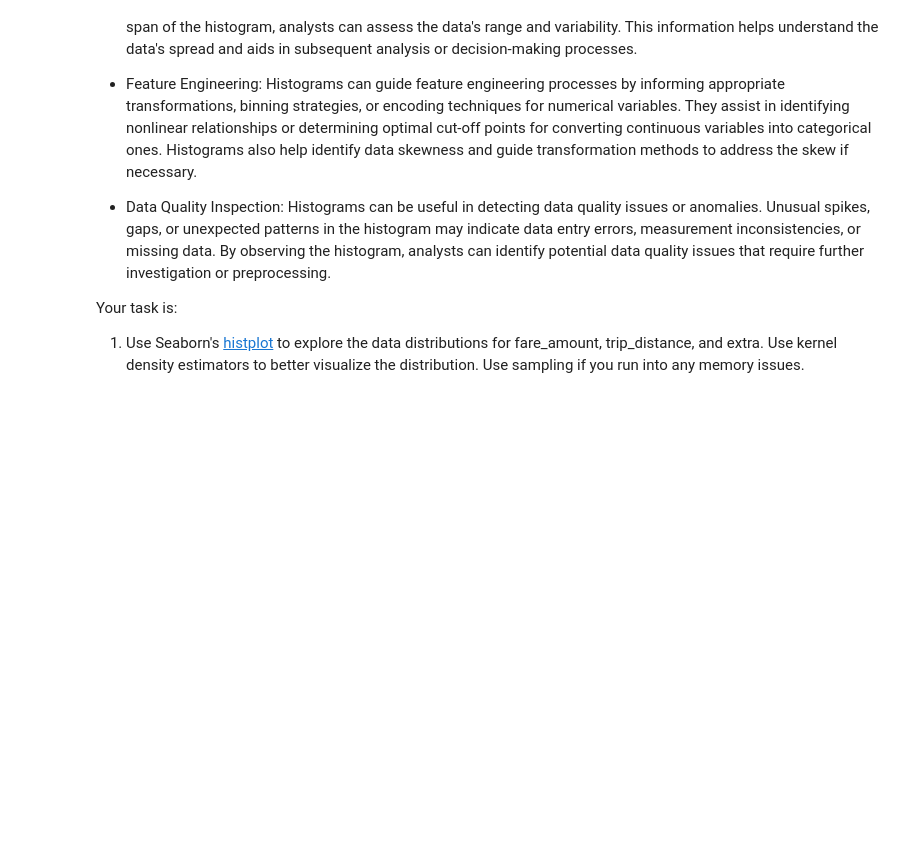
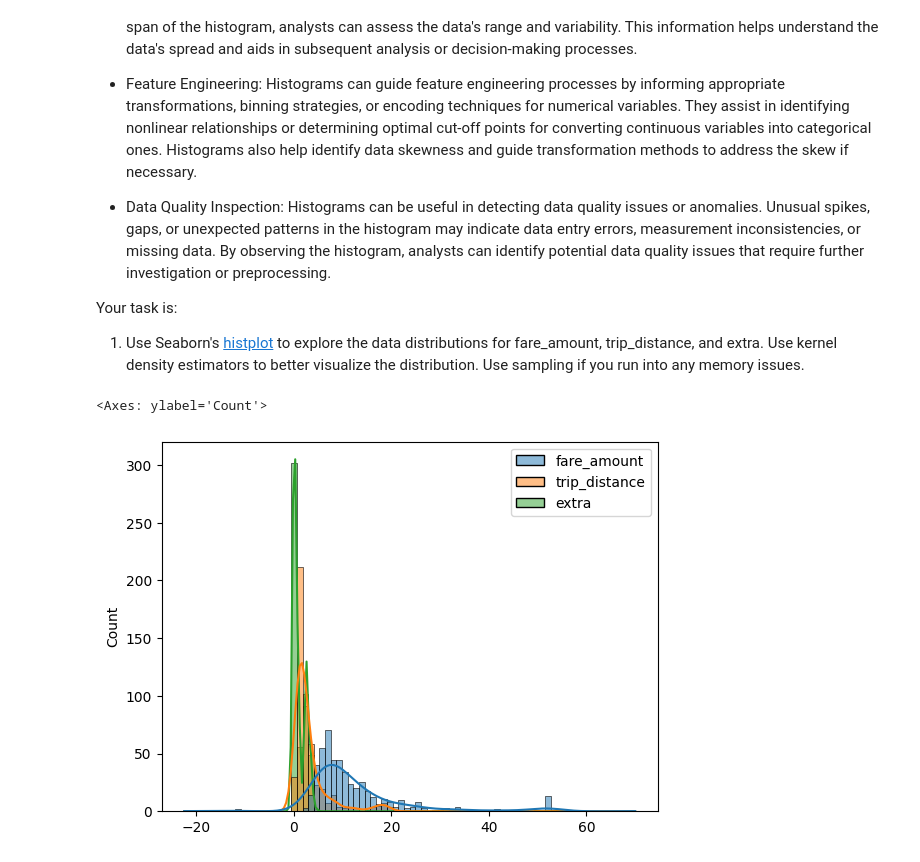
Before and after one commit to azulez/BootCamp2025, a Jupyter notebook: Student_MLE_MiniProject_EDA.ipynb, the cells around one changed output. Saved outputs shown, nothing was run; the diff lists cells and outputs as text; code cells hidden in the pictures; blank space fills up the shorter version.

```diff
--- a/Student_MLE_MiniProject_EDA.ipynb
+++ b/Student_MLE_MiniProject_EDA.ipynb
@@ -181,3 +355,8 @@ Your task is:
   1. Use Seaborn's [histplot](https://seaborn.pydata.org/generated/seaborn.histplot.html) to explore the data distributions for fare_amount, trip_distance, and extra. Use kernel density estimators to better visualize the distribution. Use sampling if you run into any memory issues.
 # %%
 # Explore data distributions for 'fare_amount', 'trip_distance' and 'extra' using Seaborn's histplot. Sample the data if you run into memory issues.
+df_filterfare = df.filter(['fare_amount', 'trip_distance', 'extra']).sample(500)
+sns.histplot(df_filterfare, kde=True)
+# %% [output]
+<Axes: ylabel='Count'>
+[figure, added]
```
Also changed, not shown: parts of 15 cells of this notebook.
